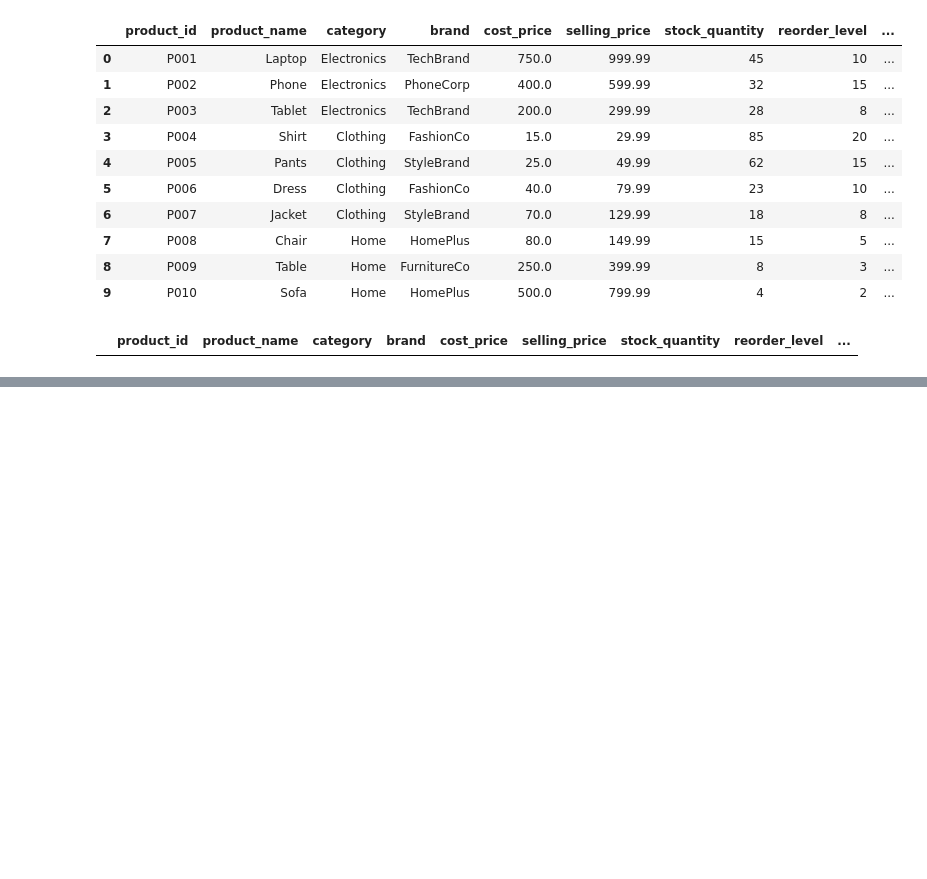
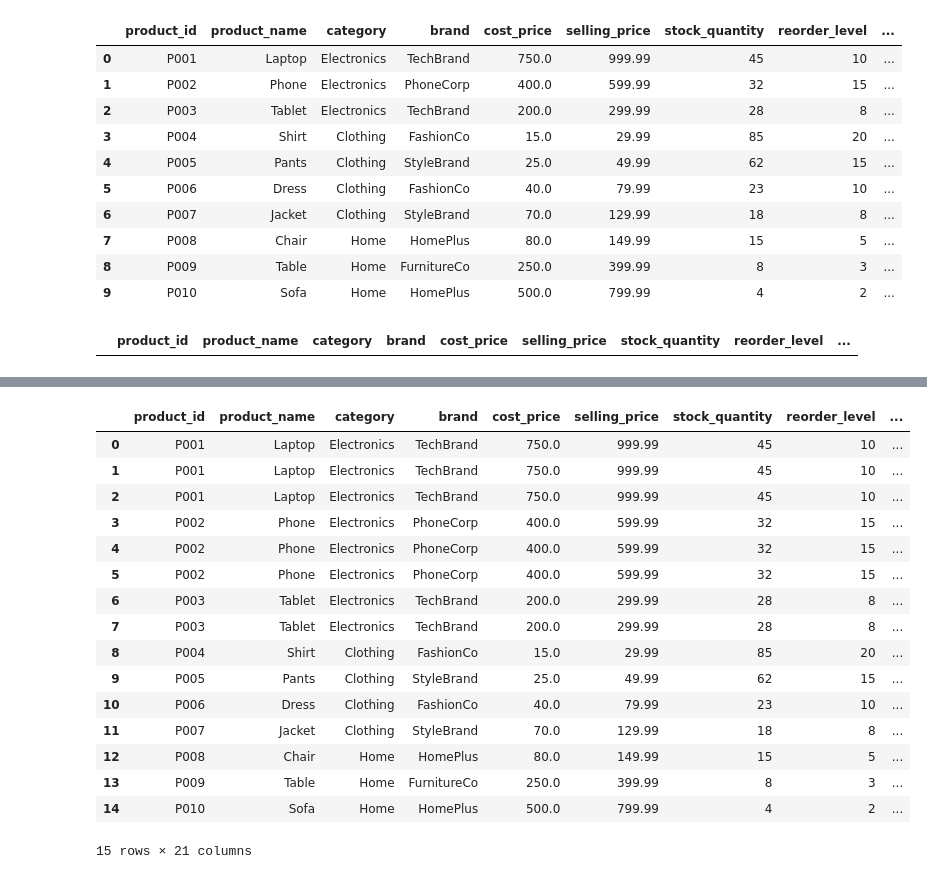
Before and after one commit to prasad-hp/Data_Analysis_Practice, a Jupyter notebook: interview_practice/analysis.ipynb, the cells around one changed output, grey strips where cells are left out. Cells and saved outputs as stored; diff of their text form; code cells hidden in the pictures; blank space fills up the shorter version.

```diff
--- a/interview_practice/analysis.ipynb
+++ b/interview_practice/analysis.ipynb
@@ -371,0 +483,4 @@ sale_df[(sale_df['employee_name'] == 'Jonh Smith') | (sale_df['employee_name'] =
+# %%
+sale_df['sale_date'] = pd.to_datetime(sale_df['sale_date'])
+# %%
+sale_df['year_month'] = sale_df['sale_date'].dt.strftime('%Y-%m')
@@ -371,0 +602,20 @@ sale_df[(sale_df['employee_name'] == 'Jonh Smith') | (sale_df['employee_name'] =
+# %%
+prod_df.merge(sale_df, how='inner')
+# %% [output]
+|  | product_id | product_name | category | brand | cost_price | selling_price | stock_quantity | reorder_level | ... |
+| 0 | P001 | Laptop | Electronics | TechBrand | 750.0 | 999.99 | 45 | 10 | ... |
+| 1 | P001 | Laptop | Electronics | TechBrand | 750.0 | 999.99 | 45 | 10 | ... |
+| 2 | P001 | Laptop | Electronics | TechBrand | 750.0 | 999.99 | 45 | 10 | ... |
+| 3 | P002 | Phone | Electronics | PhoneCorp | 400.0 | 599.99 | 32 | 15 | ... |
+| 4 | P002 | Phone | Electronics | PhoneCorp | 400.0 | 599.99 | 32 | 15 | ... |
+| 5 | P002 | Phone | Electronics | PhoneCorp | 400.0 | 599.99 | 32 | 15 | ... |
+| 6 | P003 | Tablet | Electronics | TechBrand | 200.0 | 299.99 | 28 | 8 | ... |
+| 7 | P003 | Tablet | Electronics | TechBrand | 200.0 | 299.99 | 28 | 8 | ... |
+| 8 | P004 | Shirt | Clothing | FashionCo | 15.0 | 29.99 | 85 | 20 | ... |
+| 9 | P005 | Pants | Clothing | StyleBrand | 25.0 | 49.99 | 62 | 15 | ... |
+| 10 | P006 | Dress | Clothing | FashionCo | 40.0 | 79.99 | 23 | 10 | ... |
+| 11 | P007 | Jacket | Clothing | StyleBrand | 70.0 | 129.99 | 18 | 8 | ... |
+| 12 | P008 | Chair | Home | HomePlus | 80.0 | 149.99 | 15 | 5 | ... |
+| 13 | P009 | Table | Home | FurnitureCo | 250.0 | 399.99 | 8 | 3 | ... |
+| 14 | P010 | Sofa | Home | HomePlus | 500.0 | 799.99 | 4 | 2 | ... |
+15 rows × 21 columns
```
Also changed, not shown: parts of 70 cells of this notebook.
